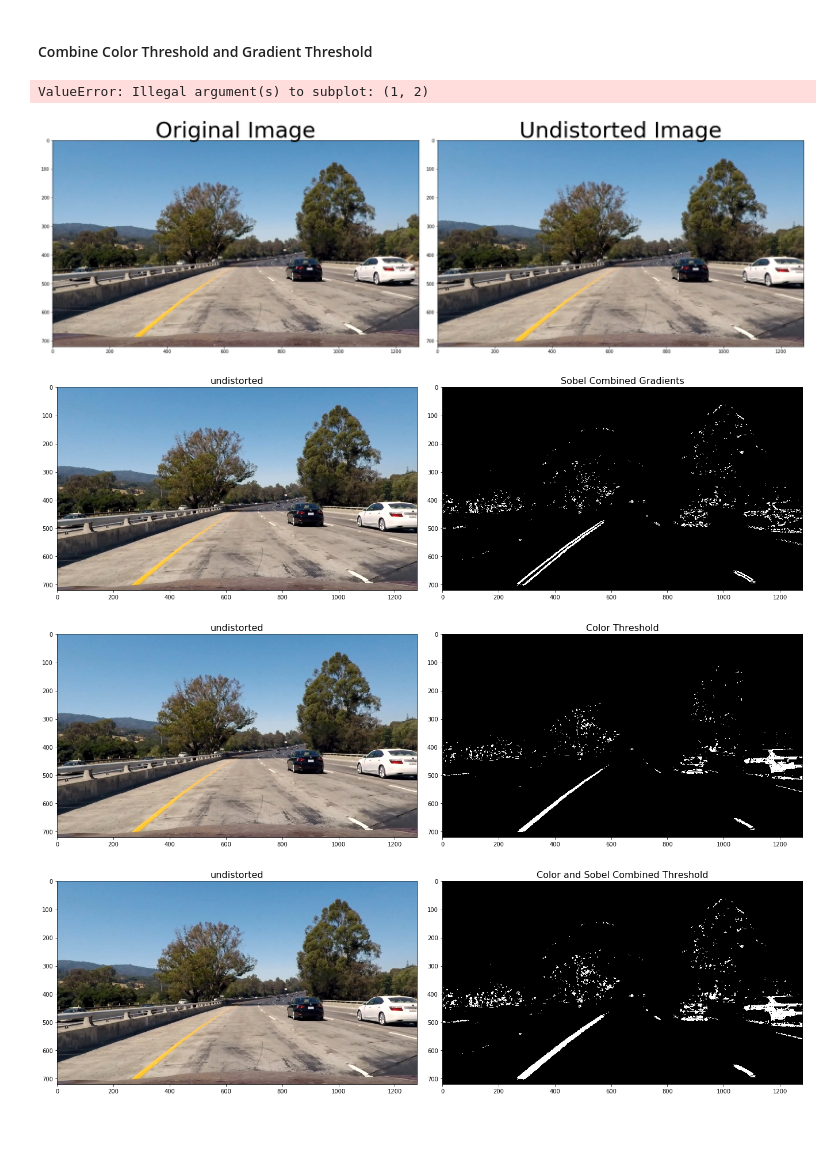
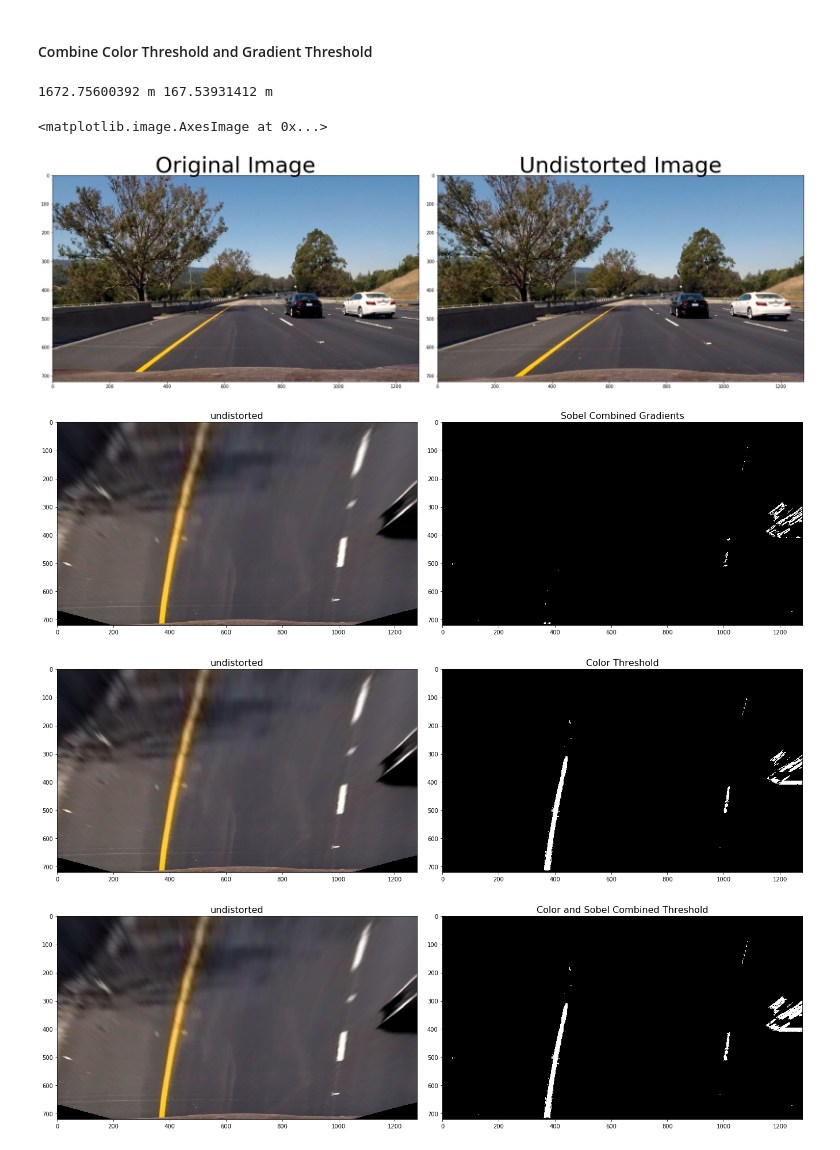
Before and after one commit to DominicusBenacus/CarND-Advanced-Lane-Lines, a Jupyter notebook: advancedLaneLinesFindingSecodLevel.ipynb, the cells around one changed output. Cells and saved outputs as stored; diff of their text form; code cells hidden in the pictures.

```diff
--- a/advancedLaneLinesFindingSecodLevel.ipynb
+++ b/advancedLaneLinesFindingSecodLevel.ipynb
@@ -470,24 +470,25 @@ def main(img):
     plt.subplots_adjust(left=0., right=1, top=0.9, bottom=0.)
 
     #Calculate combined binaryImage based on a mix of both
-    # combinedColorThresholds and combinedSobelGradient threshold methods
-    combinedThresholdsBinaryImage = combineColorAndGradientThresholds(image_undistored)    # define source_img and destination_img point for preparing the perspective transform
     # using cv2.findChessboardCorners
-    src, dst = calcSrcAndDstPoints(combinedThresholdsBinaryImage)
+    src, dst = calcSrcAndDstPoints(image_undistored)
     # Given src and dst points, calculate the perspective transform matrix
     M = cv2.getPerspectiveTransform(src, dst)
 
     # Warp the image using OpenCV warpPerspective()
-    img_size = (combinedThresholdsBinaryImage.shape[1], combinedThresholdsBinaryImage.shape[0])
-    binary_warped = cv2.warpPerspective(combinedThresholdsBinaryImage, M, img_size, flags=cv2.INTER_LINEAR)
+    img_size = (image_undistored.shape[1], image_undistored.shape[0])
+    warped = cv2.warpPerspective(image_undistored, M, img_size, flags=cv2.INTER_LINEAR)
 
-    f, (ax1,ax2) = plt.subplot(1,2, figsize = (20,10))
+    # combinedColorThresholds and combinedSobelGradient threshold methods
+    binary_warped = combineColorAndGradientThresholds(warped)    # define source_img and destination_img point for preparing the perspective transform
 
-    ax1.set_title('source image')
-    ax1.imshow(img)
-    ax2.set_title('warped_image')
-    ax2.imshow(binary_warped)
+    i=1
 
+    f, (ax1,ax2) = plt.subplots(1, 2, figsize = (20,10))
+    ax1.imshow(warped)
+    ax1.set_title('Warped', fontsize = 15)
+    ax2.imshow(binary_warped, cmap="gray")
+    ax2.set_title('Binary Image', fontsize = 15)
     # Define image mask (polygon of interest)
     binaryWarpedImageShape = binary_warped.shape
     vertices = np.array([[(200, binaryWarpedImageShape[0]), (200, 0), (binaryWarpedImageShape[1] - 200, 0),
@@ -496,7 +497,7 @@ def main(img):
 
 
     # Take a histogram of the bottom half of the image
-    histogram = np.sum(binaryWarpedMaskedImage[binaryWarpedMaskedImage.shape[0]/2:,:], axis=0)
+    histogram = np.sum(binary_warped[binary_warped.shape[0]/2:,:], axis=0)
     # Find the peak of the left and right halves of the histogram
     # These will be the starting point for the left and right lines
     midpoint = np.int(histogram.shape[0]/2)
@@ -504,7 +505,7 @@ def main(img):
     rightx_base = np.argmax(histogram[midpoint:]) + midpoint
     mid_of_lane = leftx_base + (rightx_base - leftx_base) / 2
     car_pos = binary_warped.shape[1] / 2
-    deviation = int(abs(mid_of_lane - car_pos) * (3.7 / 224) * 100)
+    deviation = int(abs(mid_of_lane - car_pos) * (3.7 / 700) * 100)
 
 
     global leftx_base_old
@@ -527,7 +528,11 @@ def main(img):
     out_img,ploty,leftx, lefty, rightx, righty, left_fit, right_fit, left_fitx, right_fitx, = slidingWindowMethod(binaryWarpedMaskedImage,leftx_base, rightx_base)
 
 
-
+    f, (ax1,ax2) = plt.subplots(1, 2, figsize = (20,10))
+    ax1.imshow(out_img)
+    ax1.set_title('Sliding Windows', fontsize = 15)
+    ax2.imshow(out_img, cmap="gray")
+    ax2.set_title('Binary Image', fontsize = 15)
 
 
     #leftx, lefty, rightx, righty = lookAheadFilter(left_fit, right_fit, binaryWarpedMaskedImage)
@@ -537,13 +542,16 @@ def main(img):
 
 
 
-
-
-
     # I'll choose the maximum y-value, corresponding to the bottom of the image
     y_eval = np.max(ploty)
 
     left_curveradPixelSpace, right_curveradPixelSpace = getRadiusPixelSpace(left_fit,right_fit,y_eval)
+
+    ym_per_pix = 30/720 # meters per pixel in y dimension
+    xm_per_pix = 3.7/700 # meters per pixel in x dimension
+
+
+
 
     left_curveradMeter, right_curveradMeter = convertRadiusIntoMeter(ploty,y_eval,leftx, lefty, rightx, righty)
 
@@ -565,14 +573,15 @@ for image in images:
     plt.show()
 # %%
 # MONITOR (FOR TESTING IMAGE PIPELINE)
-image = mpimg.imread('test_images/test1.jpg')
+image = mpimg.imread('test_images/test6.jpg')
 result = main(image)
 plt.imshow(result)
 #plt.imsave(image + "_found.png", result)
-plt.show()
+#plt.show()
 # %% [output]
-ValueError: Illegal argument(s) to subplot: (1, 2)
+1672.75600392 m 167.53931412 m
+<matplotlib.image.AxesImage at 0x...>
-[figure, old version]
+[figure, new version]
-[figure, old version]
+[figure, new version]
-[figure, old version]
+[figure, new version]
-[figure, old version]
+[figure, new version]
```
Also changed, not shown: parts of 4 cells of this notebook, 16 other files.
